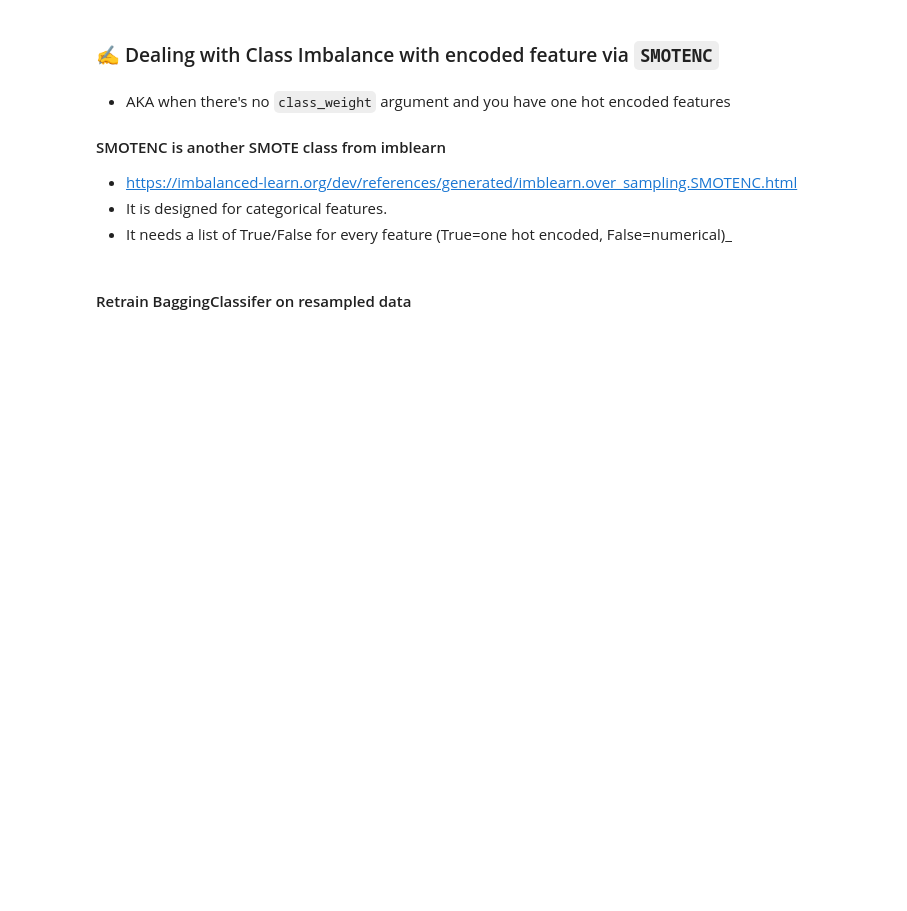
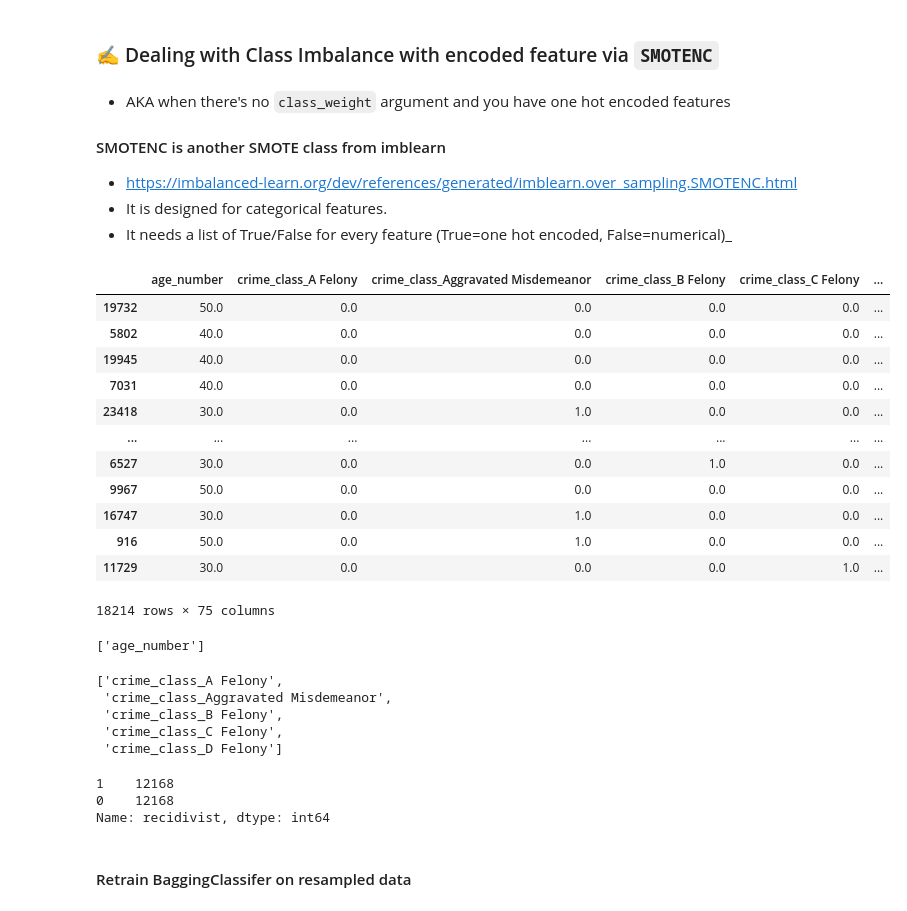
Before and after one commit to flatiron-school/Online-DS-FT-022221-Cohort-Notes, a Jupyter notebook: Phase_3/topic_30_ensemble_methods/topic_30_ensemble_methods-SG.ipynb, the cells around one changed output. Cells and saved outputs as stored; diff of their text form; code cells hidden in the pictures; blank space fills up the shorter version.

```diff
--- a/Phase_3/topic_30_ensemble_methods/topic_30_ensemble_methods-SG.ipynb
+++ b/Phase_3/topic_30_ensemble_methods/topic_30_ensemble_methods-SG.ipynb
@@ -516,4 +846,32 @@ evaluate_classification(bag,X_test_df,y_test,X_train=X_train_df,y_train =y_train
 - It needs a list of True/False for every feature (True=one hot encoded, False=numerical)_
 # %%
 from imblearn.over_sampling import SMOTE,SMOTENC
+# %%
+X_train_df
+# %% [output]
+|  | age_number | crime_class_A Felony | crime_class_Aggravated Misdemeanor | crime_class_B Felony | crime_class_C Felony | ... |
+| 19732 | 50.0 | 0.0 | 0.0 | 0.0 | 0.0 | ... |
+| 5802 | 40.0 | 0.0 | 0.0 | 0.0 | 0.0 | ... |
+| 19945 | 40.0 | 0.0 | 0.0 | 0.0 | 0.0 | ... |
+| 7031 | 40.0 | 0.0 | 0.0 | 0.0 | 0.0 | ... |
+| 23418 | 30.0 | 0.0 | 1.0 | 0.0 | 0.0 | ... |
+| ... | ... | ... | ... | ... | ... | ... |
+| 6527 | 30.0 | 0.0 | 0.0 | 1.0 | 0.0 | ... |
+| 9967 | 50.0 | 0.0 | 0.0 | 0.0 | 0.0 | ... |
+| 16747 | 30.0 | 0.0 | 1.0 | 0.0 | 0.0 | ... |
+| 916 | 50.0 | 0.0 | 1.0 | 0.0 | 0.0 | ... |
+| 11729 | 30.0 | 0.0 | 0.0 | 0.0 | 1.0 | ... |
+18214 rows × 75 columns
+# %%
+num_cols
+# %% [output]
+['age_number']
+# %%
+cat_features[:5]
+# %% [output]
+['crime_class_A Felony',
+ 'crime_class_Aggravated Misdemeanor',
+ 'crime_class_B Felony',
+ 'crime_class_C Felony',
+ 'crime_class_D Felony']
 # %%
@@ -521,3 +881,11 @@ from imblearn.over_sampling import SMOTE,SMOTENC
+# %%
+smote = SMOTENC(smote_feats)
+X_train_sm,y_train_sm = smote.fit_sample(X_train_df,y_train)
+y_train_sm.value_counts()
+# %% [output]
+1    12168
+0    12168
+Name: recidivist, dtype: int64
 # %% [markdown]
 #### Retrain BaggingClassifer on resampled data
 # %%
```
Also changed, not shown: parts of 38 cells of this notebook, 1 other file.
